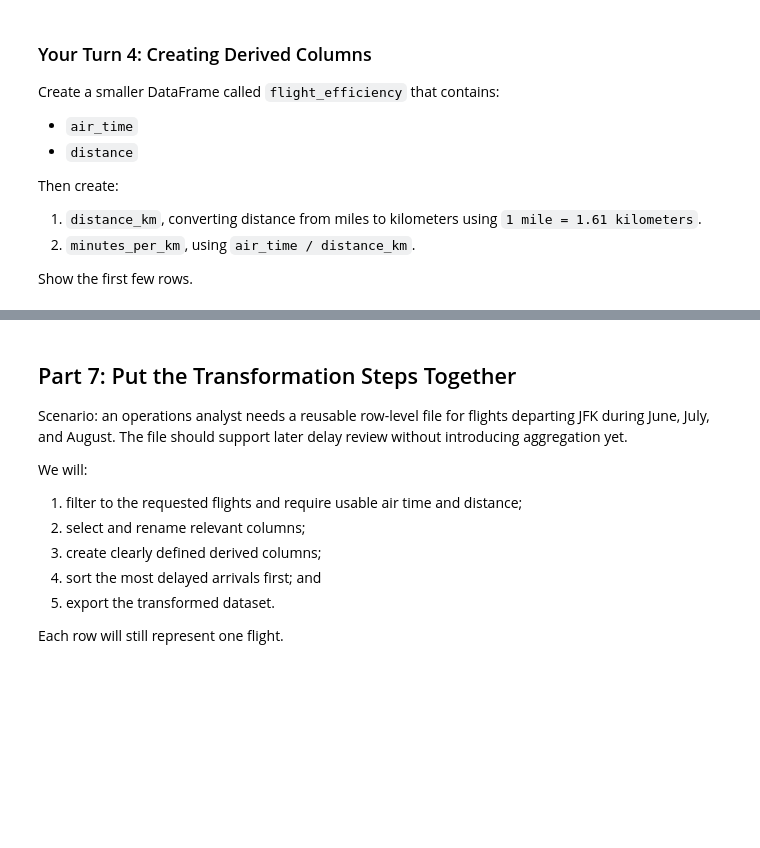
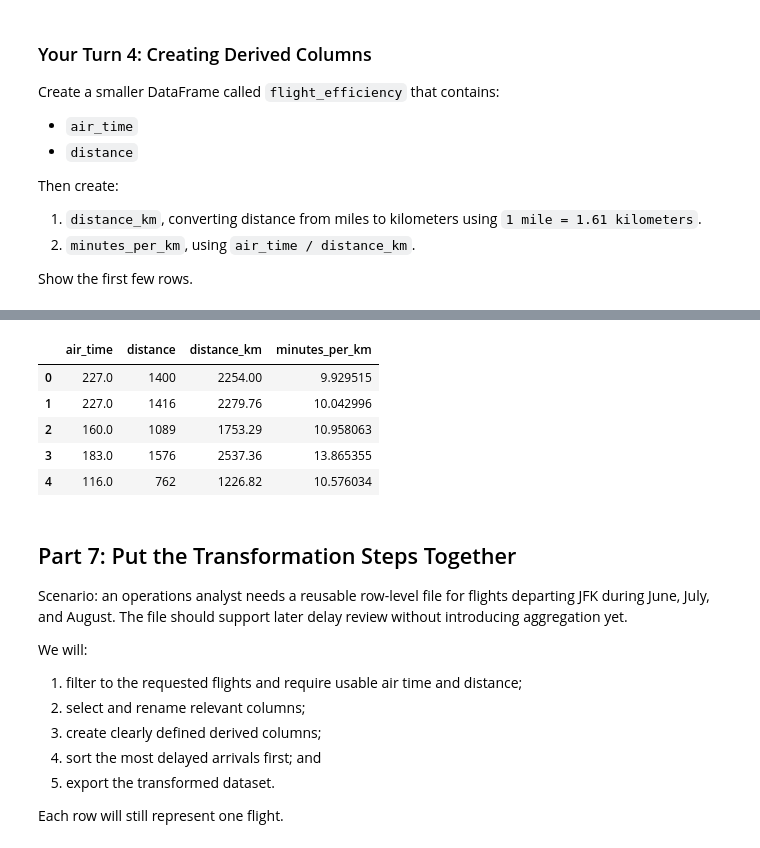
Before and after one commit to acruz-utsa/ban6003-week-05-06-pandas-transformation-acruzutsa, a Jupyter notebook: notebooks/module5_basic_transformation_guided_lab.ipynb, the cells around one changed output, grey strips where cells are left out. Saved outputs shown, nothing was run; the diff lists cells and outputs as text; code cells hidden in the pictures; blank space fills up the shorter version.

```diff
--- a/notebooks/module5_basic_transformation_guided_lab.ipynb
+++ b/notebooks/module5_basic_transformation_guided_lab.ipynb
@@ -593,3 +593,6 @@ Show the first few rows.
 # %%
 # Create flight_efficiency with air_time and distance
 # Your code here
+
+flight_efficiency = flights[["air_time", "distance"]]
+flight_efficiency.head()
@@ -596,3 +606,8 @@ Show the first few rows.
 # %%
 # Add distance_km
 # Your code here
+flight_efficiency = flight_efficiency.assign(
+    distance_km = flight_efficiency["distance"] * 1.61
+)
+
+flight_efficiency.head()
@@ -599,6 +621,18 @@ Show the first few rows.
 # %%
 # Add minutes_per_km
 # Your code here
+flight_efficiency = flight_efficiency.assign(
+    minutes_per_km = flight_efficiency["distance_km"] / flight_efficiency["air_time"]
+)
+
+flight_efficiency.head()
+# %% [output]
+|  | air_time | distance | distance_km | minutes_per_km |
+| 0 | 227.0 | 1400 | 2254.00 | 9.929515 |
+| 1 | 227.0 | 1416 | 2279.76 | 10.042996 |
+| 2 | 160.0 | 1089 | 1753.29 | 10.958063 |
+| 3 | 183.0 | 1576 | 2537.36 | 13.865355 |
+| 4 | 116.0 | 762 | 1226.82 | 10.576034 |
 # %% [markdown]
 ## Part 7: Put the Transformation Steps Together
 
```
Also changed, not shown: parts of 2 cells of this notebook.
